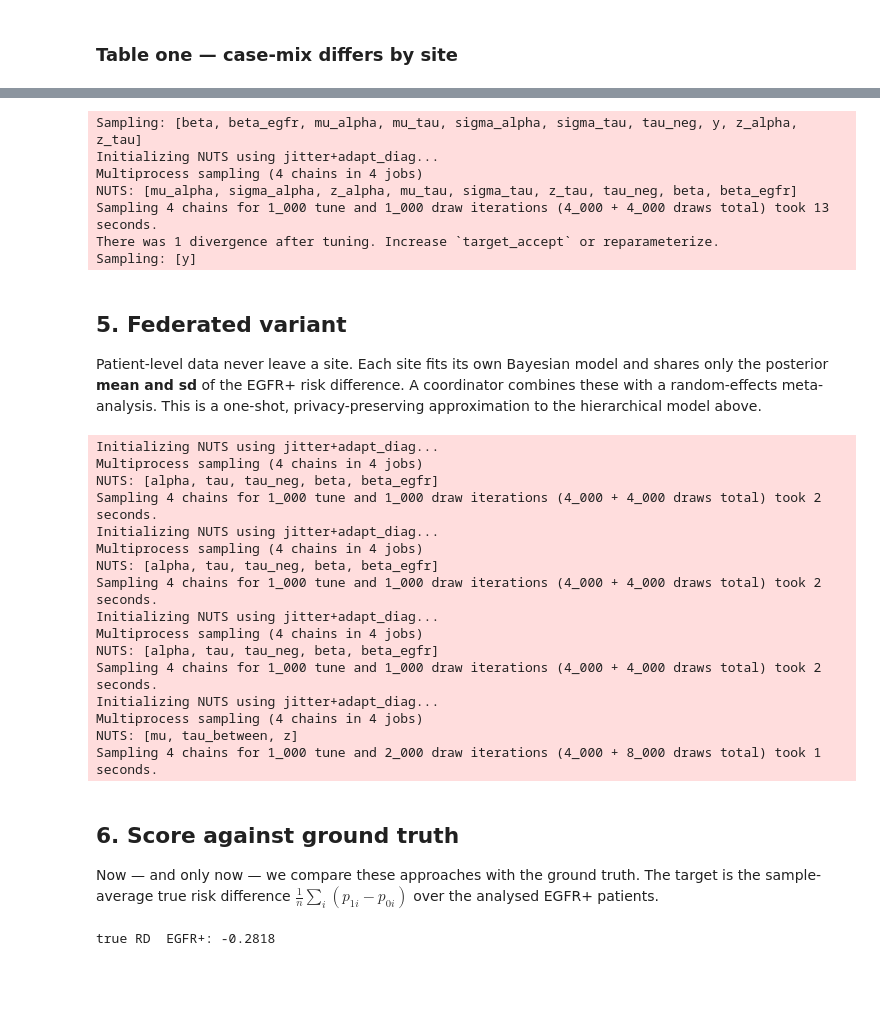
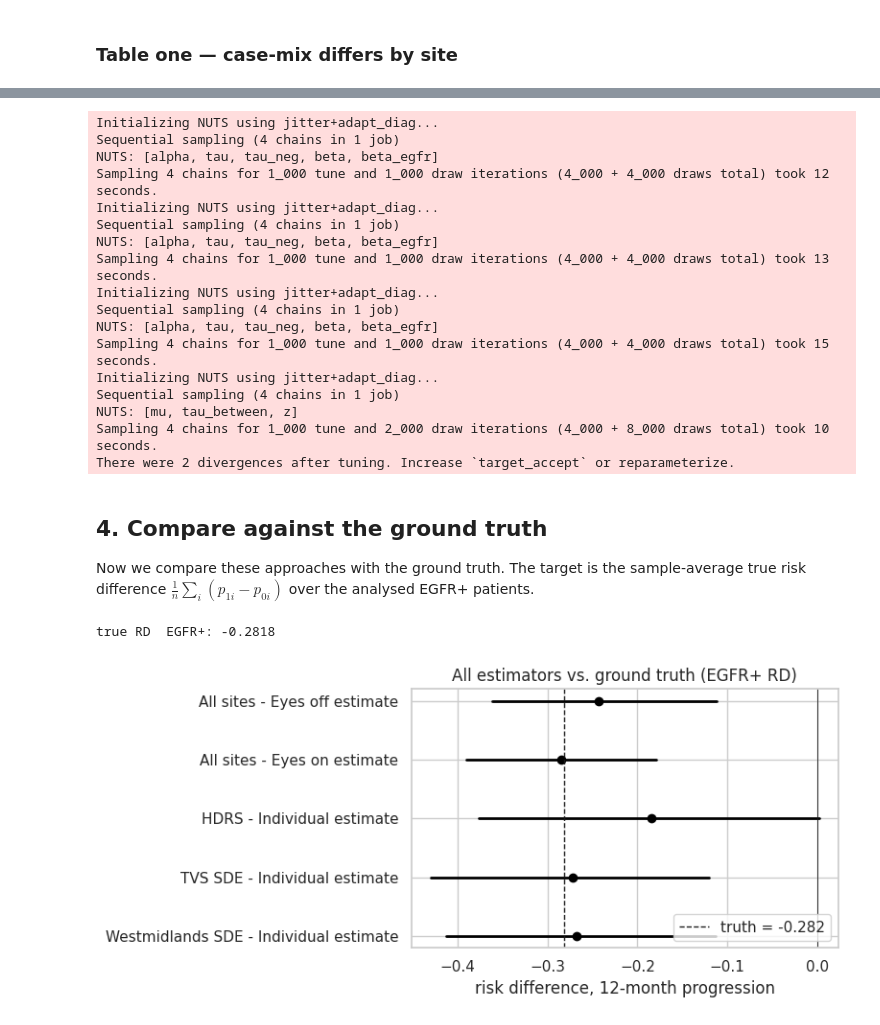
Before and after one commit to emrys-health/afon, a Jupyter notebook: demo/notebooks/01_multi_site_causal_demo.ipynb, the cells around one changed output, grey strips where cells are left out. Saved outputs shown, nothing was run; the diff lists cells and outputs as text; code cells hidden in the pictures; blank space fills up the shorter version.

```diff
--- a/demo/notebooks/01_multi_site_causal_demo.ipynb
+++ b/demo/notebooks/01_multi_site_causal_demo.ipynb
@@ -140,25 +110,7 @@ A Bayesian model to test the causal graph we have seen
-# %%
-prior = A.fit_hierarchical(df, draws=500, prior_only=True, seed=SEED)
-idata = A.fit_hierarchical(df, draws=1000, tune=1000, chains=4, seed=SEED)
-# summ = A.convergence_summary(idata, ["mu_tau", "sigma_tau", "tau_site", "tau_neg", "ate_rd_egfr_pos", "ate_rd_egfr_neg", "ate_rd_site"])
-# print("divergences:", summ.attrs["divergences"])
-# summ[["mean", "sd", "hdi_3%", "hdi_97%", "ess_bulk", "r_hat"]]
-# %% [output]
-Sampling: [beta, beta_egfr, mu_alpha, mu_tau, sigma_alpha, sigma_tau, tau_neg, y, z_alpha, z_tau]
-Initializing NUTS using jitter+adapt_diag...
-Multiprocess sampling (4 chains in 4 jobs)
-NUTS: [mu_alpha, sigma_alpha, z_alpha, mu_tau, sigma_tau, z_tau, tau_neg, beta, beta_egfr]
-Sampling 4 chains for 1_000 tune and 1_000 draw iterations (4_000 + 4_000 draws total) took 13 seconds.
-There was 1 divergence after tuning. Increase `target_accept` or reparameterize.
-Sampling: [y]
-# %% [markdown]
-## 5. Federated variant
-
-Patient-level data never leave a site. Each site fits its own Bayesian model and shares only the
-posterior **mean and sd** of the EGFR+ risk difference. A coordinator combines these with a
-random-effects meta-analysis. This is a one-shot, privacy-preserving approximation to the
-hierarchical model above.
 # %%
+prior = A.fit_hierarchical(df, draws=500, prior_only=True, seed=SEED)
+idata = A.fit_hierarchical(df, draws=1000, tune=1000, chains=4, seed=SEED)
+
 site_idatas = {s: A.fit_site_model(df[df["site"] == s], draws=1000, tune=1000, chains=4, seed=SEED) for s in SITES}
 
 summaries = [A.site_summary(site_idatas[s], s) for s in SITES]
@@ -166,25 +118,26 @@ summaries = [A.site_summary(site_idatas[s], s) for s in SITES]
 meta = A.meta_analysis(summaries, seed=SEED)
 # %% [output]
 Initializing NUTS using jitter+adapt_diag...
-Multiprocess sampling (4 chains in 4 jobs)
+Sequential sampling (4 chains in 1 job)
 NUTS: [alpha, tau, tau_neg, beta, beta_egfr]
-Sampling 4 chains for 1_000 tune and 1_000 draw iterations (4_000 + 4_000 draws total) took 2 seconds.
+Sampling 4 chains for 1_000 tune and 1_000 draw iterations (4_000 + 4_000 draws total) took 12 seconds.
 Initializing NUTS using jitter+adapt_diag...
-Multiprocess sampling (4 chains in 4 jobs)
+Sequential sampling (4 chains in 1 job)
 NUTS: [alpha, tau, tau_neg, beta, beta_egfr]
-Sampling 4 chains for 1_000 tune and 1_000 draw iterations (4_000 + 4_000 draws total) took 2 seconds.
+Sampling 4 chains for 1_000 tune and 1_000 draw iterations (4_000 + 4_000 draws total) took 13 seconds.
 Initializing NUTS using jitter+adapt_diag...
-Multiprocess sampling (4 chains in 4 jobs)
+Sequential sampling (4 chains in 1 job)
 NUTS: [alpha, tau, tau_neg, beta, beta_egfr]
-Sampling 4 chains for 1_000 tune and 1_000 draw iterations (4_000 + 4_000 draws total) took 2 seconds.
+Sampling 4 chains for 1_000 tune and 1_000 draw iterations (4_000 + 4_000 draws total) took 15 seconds.
 Initializing NUTS using jitter+adapt_diag...
-Multiprocess sampling (4 chains in 4 jobs)
+Sequential sampling (4 chains in 1 job)
 NUTS: [mu, tau_between, z]
-Sampling 4 chains for 1_000 tune and 2_000 draw iterations (4_000 + 8_000 draws total) took 1 seconds.
+Sampling 4 chains for 1_000 tune and 2_000 draw iterations (4_000 + 8_000 draws total) took 10 seconds.
+There were 2 divergences after tuning. Increase `target_accept` or reparameterize.
 # %% [markdown]
-## 6. Score against ground truth
+## 4. Compare against the ground truth
 
-Now — and only now — we compare these approaches with the ground truth. The target is the sample-average true
+Now we compare these approaches with the ground truth. The target is the sample-average true
 risk difference $\frac{1}{n}\sum_i (p_{1i} - p_{0i})$ over the analysed EGFR+ patients.
 # %%
 truth = A.load_truth(DATA, SITES)
@@ -194,6 +147,14 @@ tv_site = {s: A.true_rd(truth, pos.loc[pos["site"] == s, "patient_id"]) for s in
 print(f"true RD  EGFR+: {tv_pos:.4f} ")
 # %% [output]
 true RD  EGFR+: -0.2818
+# %%
+included_methods = ['Individual estimate','Eyes on estimate','Eyes off estimate']
+## Plot the output
+fig, ax = plt.subplots(figsize=(8, 0.35 * len(scored) + 1))
+forest(scored.loc[scored.method.isin(included_methods),:].sort_values(["site", "method"]), truth=tv_pos, title="All estimators vs. ground truth (EGFR+ RD)", ax=ax)
+plt.tight_layout()
+# %% [output]
+[figure, added]
 # %%
 bayes_rows = [
     {"site": "pooled", "method": "pymc_hierarchical", **A.posterior_interval(idata, "ate_rd_egfr_pos"), "n": len(pos)},
```
Also changed, not shown: parts of 16 cells of this notebook.
